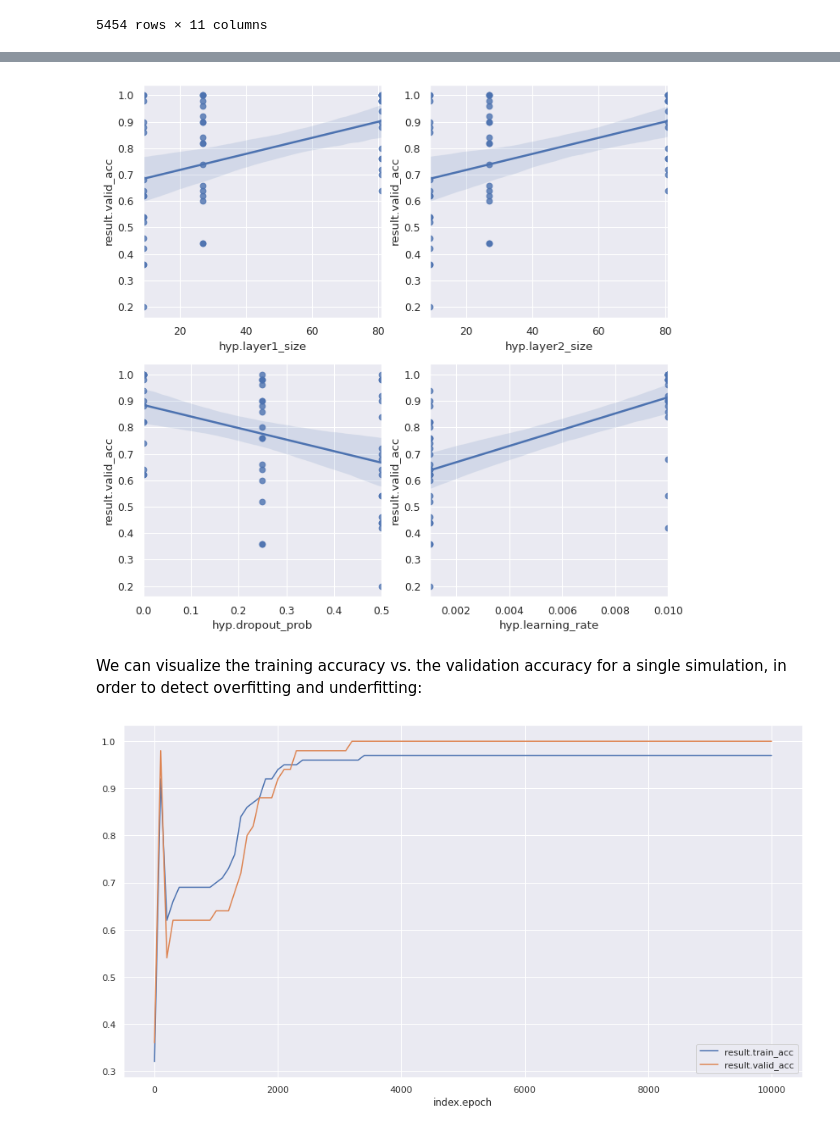
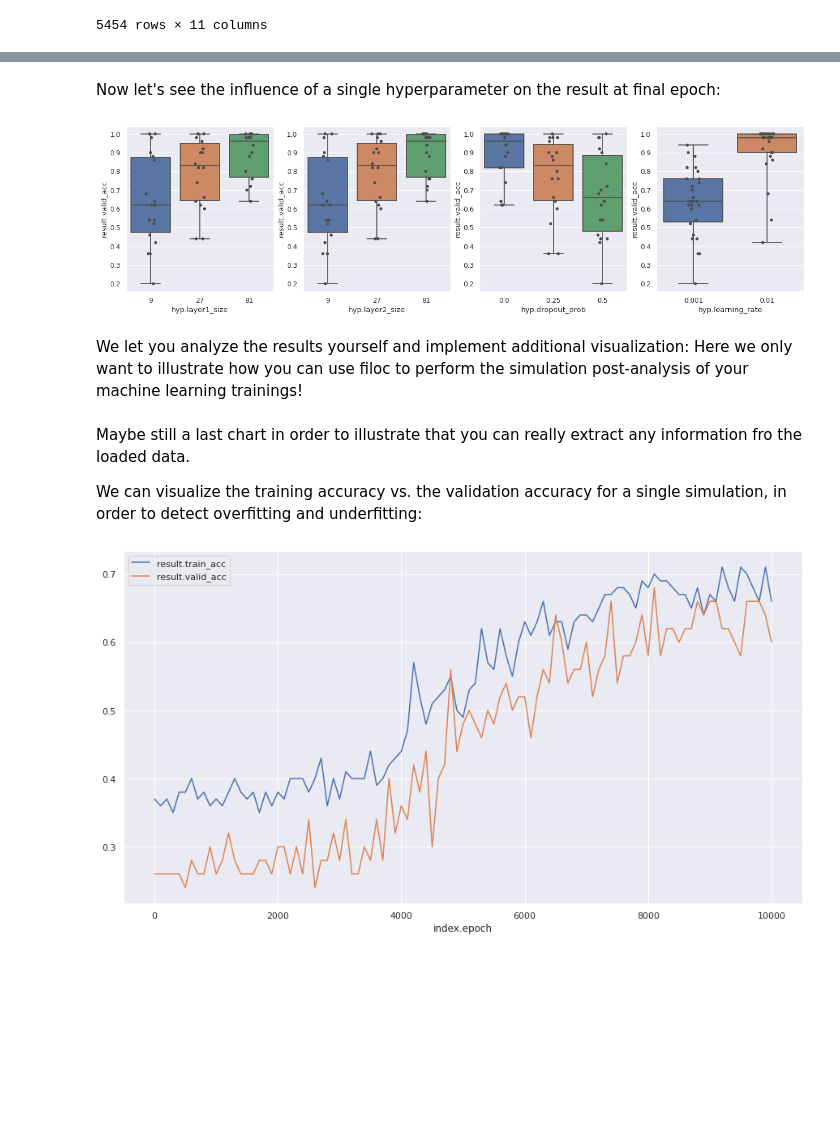
Before and after one commit to jeromerg/filoc, a Jupyter notebook: examples/example_ml.ipynb, the cells around one changed output, grey strips where cells are left out. Drawn from its saved outputs; the diff is of its cells as text; code cells hidden in the pictures; blank space fills up the shorter version.

```diff
--- a/examples/example_ml.ipynb
+++ b/examples/example_ml.ipynb
@@ -503,23 +497,26 @@ df.groupby(by='index.sim').plot(x='index.epoch', y='result.train_acc', ax=ax, le
+# %% [markdown]
+Now let's see the influence of a single hyperparameter on the result at final epoch:
 # %%
 df_epoch = df[df['index.epoch'] == 10000]
 
 hyps = ['hyp.layer1_size', 'hyp.layer2_size', 'hyp.dropout_prob', 'hyp.learning_rate']
-len_width  = 2
-len_height = 2
-
-sns.set(color_codes=True)
-fig = plt.figure(figsize=(10,10), dpi= 80)
+fig = plt.figure(figsize=(20,5), dpi= 80)
 for idx, hyp in enumerate(hyps):
-    fig.add_subplot(len_height, len_width, idx+1)
-    sns.regplot(x=hyp, y="result.valid_acc", data=df_epoch);
+    fig.add_subplot(1, len(hyps), idx+1)
+    sns.boxplot  (x=hyp, y="result.valid_acc", data=df_epoch, whis=np.inf)
+    sns.stripplot(x=hyp, y="result.valid_acc", data=df_epoch, color=".3")
 # %% [output]
-[figure, old version]
+[figure, new version]
+# %% [markdown]
+We let you analyze the results yourself and implement additional visualization: Here we only want to illustrate how you can use <span class="filoc">filoc</span> to perform the simulation post-analysis of your machine learning trainings!
 # %% [markdown]
+Maybe still a last chart in order to illustrate that you can really extract any information fro the loaded data.
+
 We can visualize the training accuracy vs. the validation accuracy for a single simulation, in order to detect overfitting and underfitting:
 # %%
 ax = plt.gca()
-df1 = df[df["index.sim"] == 12]
+df1 = df[df["index.sim"] == 33]
 df1.plot(x='index.epoch', y='result.train_acc', ax=ax)
 df1.plot(x='index.epoch', y='result.valid_acc', ax=ax);
 # %% [output]
-[figure, old version]
+[figure, new version]
```
Also changed, not shown: parts of 7 cells of this notebook, 1 other file.
